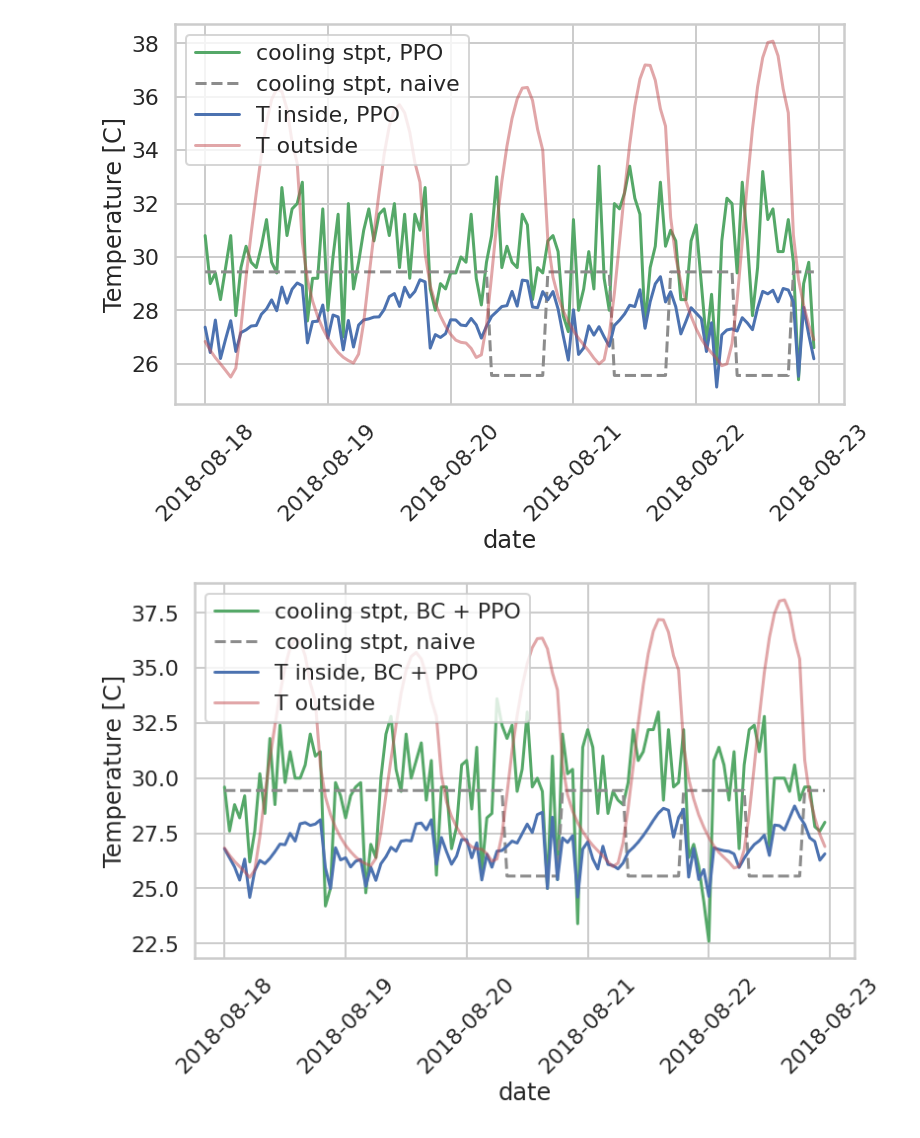
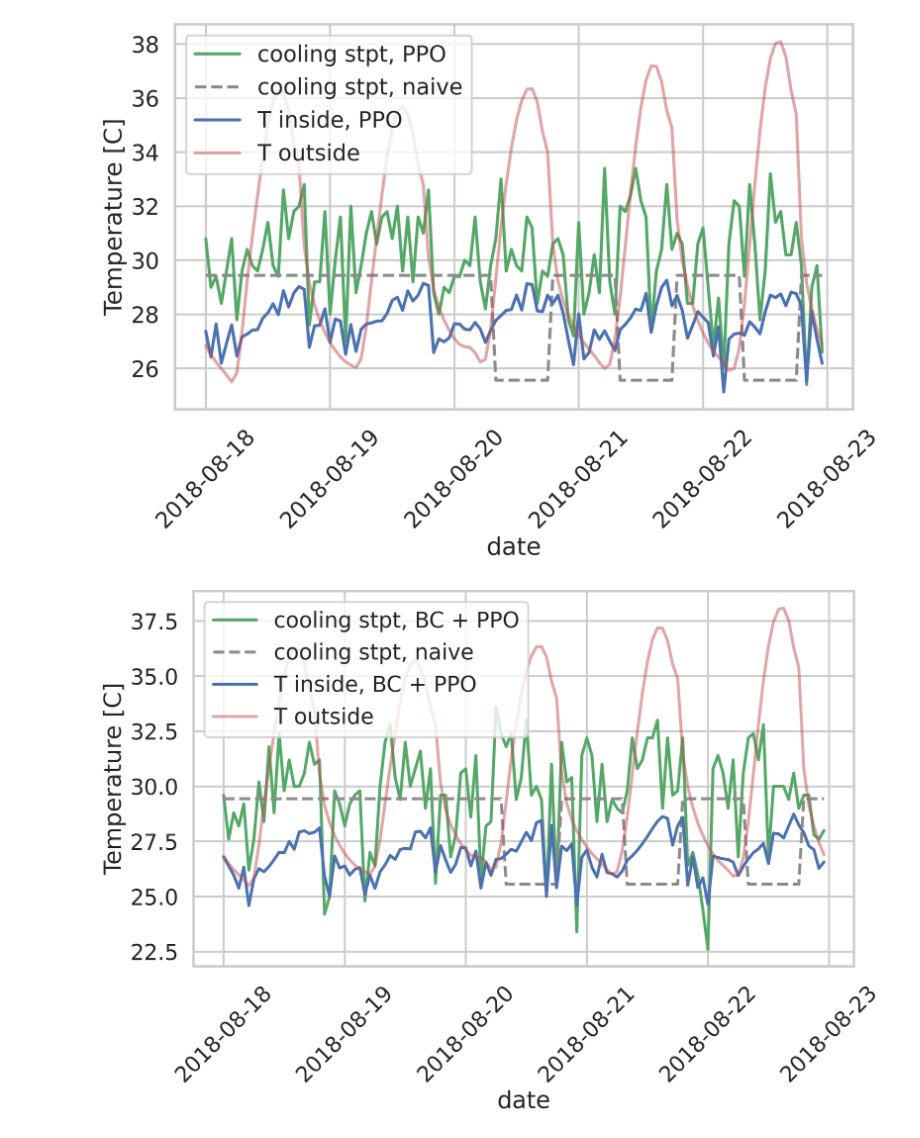
Before and after one commit to dshen109/6-484-proj, a Jupyter notebook: scripts/plotting-example.ipynb, the cells around one changed output. Cells and saved outputs as stored; diff of their text form; code cells hidden in the pictures.

```diff
--- a/scripts/plotting-example.ipynb
+++ b/scripts/plotting-example.ipynb
@@ -76,9 +76,10 @@ ppobc_results_long = comfort_violations(ppobc_results_long.set_index('index')).r
 ppo_results_long = ppo_results_long.query("seed == 'seed_1'").set_index('index')
 ppobc_results_long = ppobc_results_long.query("seed == 'seed_1'").set_index('index')
 # %%
+import seaborn as sns
+import matplotlib as mpl
+mpl.rcParams['figure.dpi'] = 300
 
-
-import seaborn as sns
 sns.set('poster')
 sns.set_style('whitegrid')
 start = '2018-08-18'
@@ -93,32 +94,32 @@ aqua = sns.color_palette()[9]
 expert_subset = expert_frame.loc[start:end]
 
 
 def temperature_plot(rl_results, expert, start, end, modeltype='PPO'):
     expert_subset = expert.loc[start:end]
     plt.figure(figsize=(12, 7))
     ax = plt.gca()
     sns.lineplot(data=rl_results.loc[start:end].reset_index(),
                  x='index', y='set_cooling', color=green,
                  ci=None,
                  label=f'cooling stpt, {modeltype}',
                  ax=ax)
     ax.plot(expert_subset.index, expert_subset['set_cooling'],
              color=grey, linestyle='dashed',
              label='cooling stpt, naive')
     sns.lineplot(data=rl_results.loc[start:end].reset_index(),
                  x='index', y='t_inside', color=blue, ci=None,
                  label=f'T inside, {modeltype}', ax=ax)
     ax.plot(expert_subset.index, expert_subset['t_outside'],
              color=red, label='T outside', alpha=0.5)
     plt.legend()
     plt.xticks(rotation=45)
     plt.xlabel('date')
     plt.ylabel('Temperature [C]')
 
 temperature_plot(ppo_results_long, expert_frame, start, end,
                  'PPO')
 temperature_plot(ppobc_results_long, expert_frame, start, end,
                  'BC + PPO')
 # %% [output]
-[figure, old version]
+[figure, new version]
-[figure, old version]
+[figure, new version]
```
